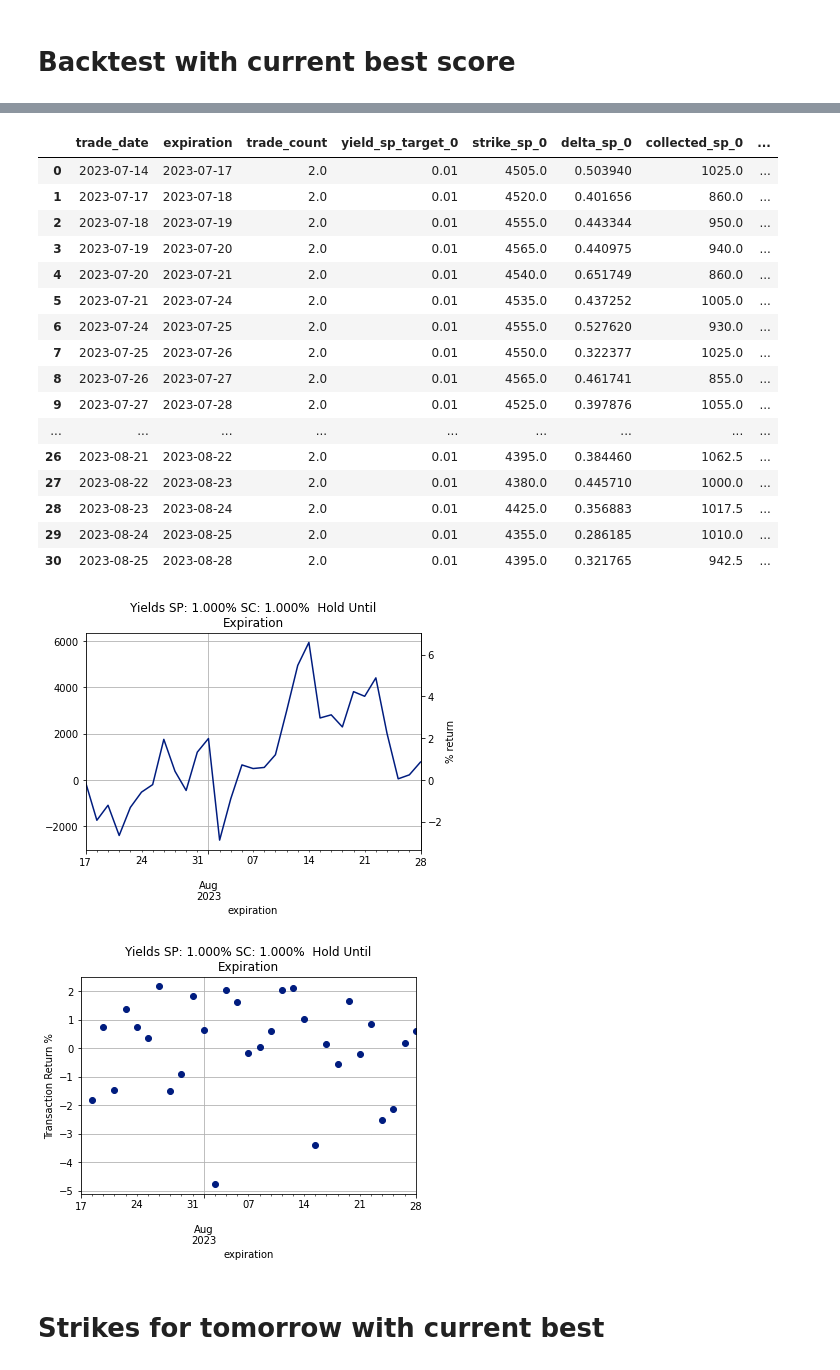
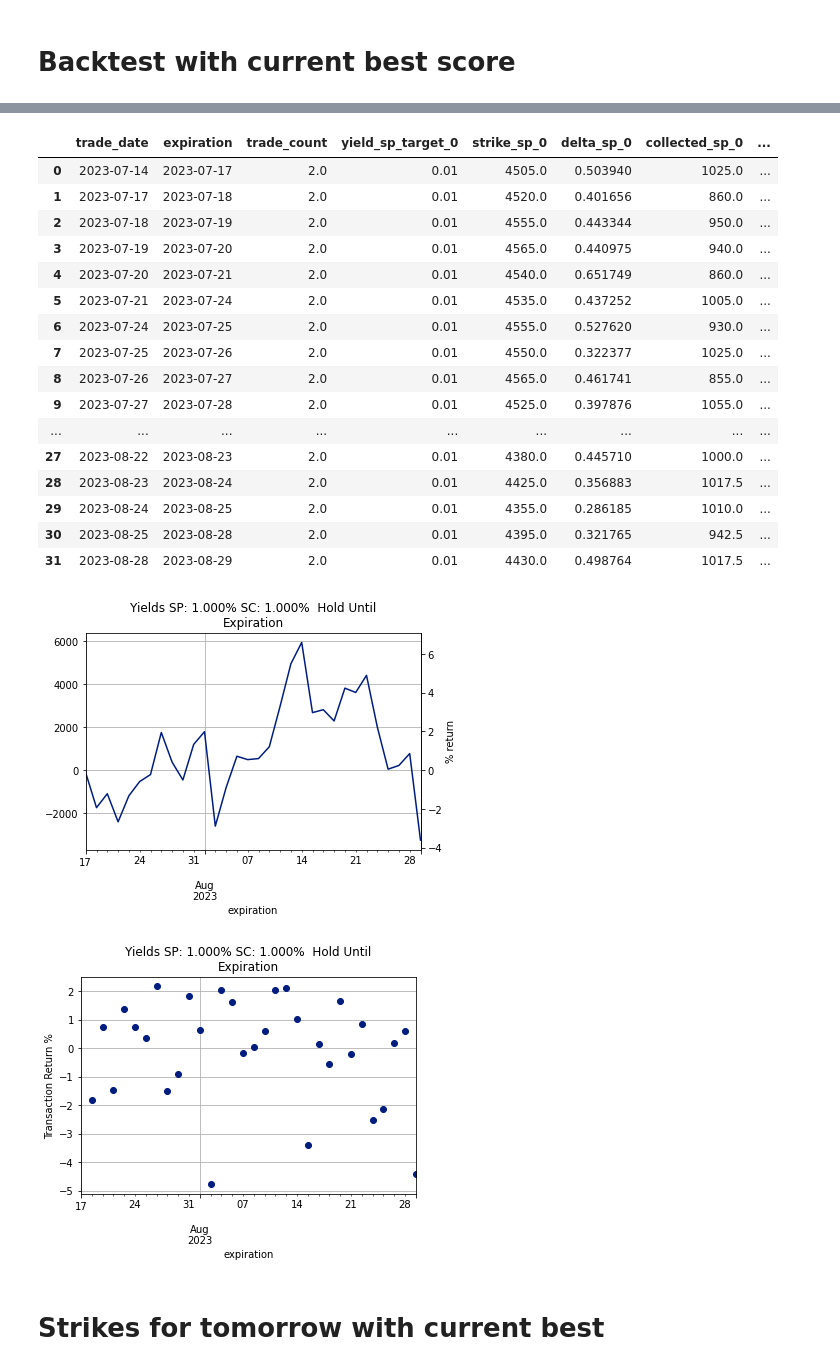
Before and after one commit to jcurtiswebb/SPXoptions-put-backtesting, a Jupyter notebook: spx-option-spread-backtester.ipynb, the cells around one changed output, grey strips where cells are left out. Cells and saved outputs as stored; diff of their text form; code cells hidden in the pictures.

```diff
--- a/spx-option-spread-backtester.ipynb
+++ b/spx-option-spread-backtester.ipynb
@@ -151,16 +157,27 @@ df[(df['expiration']=='2023-07-21')&(df['quote_time']=='16:01:00')&(df['strike']
 # %%
 # Study Configuration
 op_sel = DeltaOptionSelector
-ent_pol_config = OptionSelectorStaticEntryPolicy
+ent_pol_study = OptionSelectorStaticEntryPolicy
+ex_pol_study = HoldToExpStaticExitPolicy
 study_param_ranges = {
     'sp':(0.005,0.45),
     'lp':(0.002,'sp_trial'),
     'sc':(0.005,0.45),
     'lc':(0.002,'sc_trial'),
 }
+
 misc_configs_ent_pol = {
     'dte':1,
     'pt':'16:00:00'}
+
+misc_configs_ex_pol ={
+}
+
+misc_configs_strat ={
+    'comm':1.5,
+    'ipv': initial_portfolio_value
+}
+misc_configs_strat['ds'] = 'tradier' if load_tradier else 'cboe'
 # %%
 def run_backtest(strat, df):
     return strat.evaluate(df)['Cumulative Return']
@@ -176,9 +189,10 @@ def objective(trial, df, purchase_time):
     delta_lc_trial = trial.suggest_float(list(study_param_ranges.keys())[3], list(study_param_ranges.values())[3][0], delta_sc_trial)
 
     dos = op_sel(short_puts=delta_sp_trial, long_puts=delta_lp_trial,short_calls=delta_sc_trial, long_calls=delta_lc_trial)
-    ent_pol=ent_pol_config(misc_configs_ent_pol['dte'], misc_configs_ent_pol['pt'], dos)
-    ex_pol = HoldToExpStaticExitPolicy('16:00:00')
+    ent_pol=ent_pol_study(misc_configs_ent_pol['dte'], misc_configs_ent_pol['pt'], dos)
 
-    strategy = StaticEntryStaticExitStrategy(commission, df_irx, initial_portfolio_value, ent_pol, ex_pol, debug=False)
+    ex_pol = ex_pol_study()
+
+    strategy = StaticEntryStaticExitStrategy(misc_configs_strat['comm'], df_irx, misc_configs_strat['ipv'][0], ent_pol, ex_pol, debug=False)
     score = run_backtest(strategy, df)
     return score
@@ -190,5 +199,5 @@ def type_to_str(input_type):
 # %%
-new_study_name = op_sel.__name__ + '_' + ent_pol_config.__name__
+new_study_name = op_sel.__name__ + '_' + ent_pol_study.__name__
 
 # concatenate ranges first
 for k,v in study_param_ranges.items():
@@ -198,5 +207,21 @@ for k,v in study_param_ranges.items():
 for k,v in misc_configs_ent_pol.items():
     new_study_name += f"|{k}:{v}"
 
+new_study_name += f"|{ex_pol_study.__name__}"
+
+for k,v in misc_configs_ex_pol.items():
+    new_study_name += f"|{k}:{v}"
+
+for k,v in misc_configs_strat.items():
+    if k=='ipv':
+        new_study_name += f"|{k}:{v[1]}"
+    else:
+        new_study_name += f"|{k}:{v}"
+
+new_study_name += df['quote_date'].min().date().strftime("%y%m%d") +'-' + df['quote_date'].max().date().strftime("%y%m%d")
+
+
+
+
 print(new_study_name)
 # %% [output]
@@ -297,8 +306,8 @@ Max Win                                           974.0
 # %%
-yos = YieldOptionSelector(short_puts=0.01, short_calls=0.01, ipv=initial_portfolio_value)
+yos = YieldOptionSelector(short_puts=0.01, short_calls=0.01, ipv=initial_portfolio_value[0])
 ent_pol=OptionSelectorStaticEntryPolicy(1, purchase_time, yos)
-ex_pol = HoldToExpStaticExitPolicy('16:00:00')
-strat = StaticEntryStaticExitStrategy(commission, df_irx, initial_portfolio_value, ent_pol, ex_pol, debug=True)
+ex_pol = HoldToExpStaticExitPolicy()
+strat = StaticEntryStaticExitStrategy(commission, df_irx, initial_portfolio_value[0], ent_pol, ex_pol, debug=True)
 strat.evaluate(df)
 
 strat.df_trades
@@ -321,24 +330,24 @@ Std Dev of Net Trans                           1566.173
 Max Loss                                        -4392.0
 Max Win                                          1974.5
 |  | trade_date | expiration | trade_count | yield_sp_target_0 | strike_sp_0 | delta_sp_0 | collected_sp_0 | ... |
 | 0 | 2023-07-14 | 2023-07-17 | 2.0 | 0.01 | 4505.0 | 0.503940 | 1025.0 | ... |
 | 1 | 2023-07-17 | 2023-07-18 | 2.0 | 0.01 | 4520.0 | 0.401656 | 860.0 | ... |
 | 2 | 2023-07-18 | 2023-07-19 | 2.0 | 0.01 | 4555.0 | 0.443344 | 950.0 | ... |
 | 3 | 2023-07-19 | 2023-07-20 | 2.0 | 0.01 | 4565.0 | 0.440975 | 940.0 | ... |
 | 4 | 2023-07-20 | 2023-07-21 | 2.0 | 0.01 | 4540.0 | 0.651749 | 860.0 | ... |
 | 5 | 2023-07-21 | 2023-07-24 | 2.0 | 0.01 | 4535.0 | 0.437252 | 1005.0 | ... |
 | 6 | 2023-07-24 | 2023-07-25 | 2.0 | 0.01 | 4555.0 | 0.527620 | 930.0 | ... |
 | 7 | 2023-07-25 | 2023-07-26 | 2.0 | 0.01 | 4550.0 | 0.322377 | 1025.0 | ... |
 | 8 | 2023-07-26 | 2023-07-27 | 2.0 | 0.01 | 4565.0 | 0.461741 | 855.0 | ... |
 | 9 | 2023-07-27 | 2023-07-28 | 2.0 | 0.01 | 4525.0 | 0.397876 | 1055.0 | ... |
 | ... | ... | ... | ... | ... | ... | ... | ... | ... |
-| 26 | 2023-08-21 | 2023-08-22 | 2.0 | 0.01 | 4395.0 | 0.384460 | 1062.5 | ... |
 | 27 | 2023-08-22 | 2023-08-23 | 2.0 | 0.01 | 4380.0 | 0.445710 | 1000.0 | ... |
 | 28 | 2023-08-23 | 2023-08-24 | 2.0 | 0.01 | 4425.0 | 0.356883 | 1017.5 | ... |
 | 29 | 2023-08-24 | 2023-08-25 | 2.0 | 0.01 | 4355.0 | 0.286185 | 1010.0 | ... |
 | 30 | 2023-08-25 | 2023-08-28 | 2.0 | 0.01 | 4395.0 | 0.321765 | 942.5 | ... |
+| 31 | 2023-08-28 | 2023-08-29 | 2.0 | 0.01 | 4430.0 | 0.498764 | 1017.5 | ... |
-[figure, old version]
+[figure, new version]
-[figure, old version]
+[figure, new version]
 # %% [markdown]
 # Strikes for tomorrow with current best
 # %%
```
Also changed, not shown: parts of 14 cells of this notebook.
